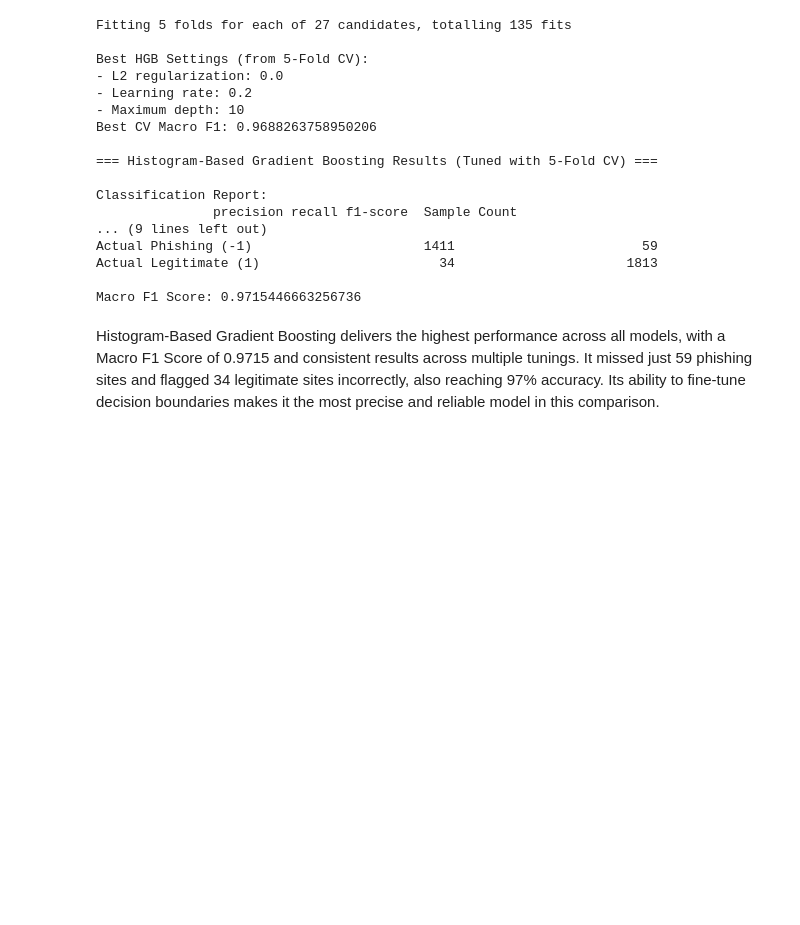
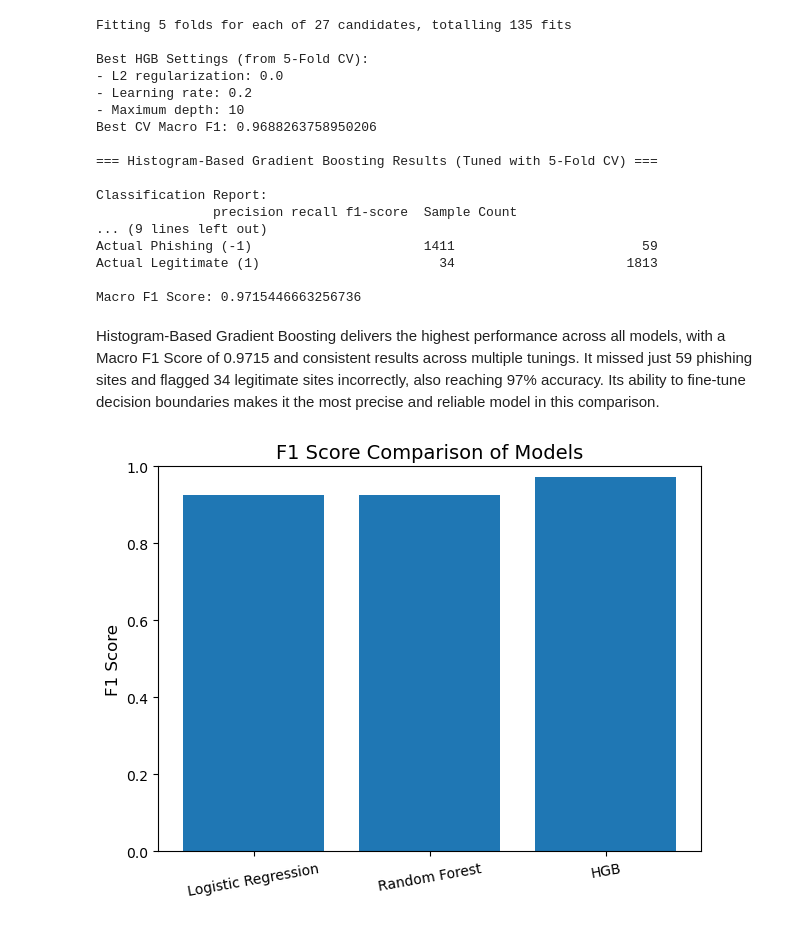
Before and after one commit to ssinlao/CS4210-Phishing-Website-Project, a Jupyter notebook: Phishing_Websites.ipynb, the cells around one changed output. Drawn from its saved outputs; the diff is of its cells as text; code cells hidden in the pictures; blank space fills up the shorter version.

```diff
--- a/Phishing_Websites.ipynb
+++ b/Phishing_Websites.ipynb
@@ -342,13 +398,13 @@ best_lr = grid_search.best_estimator_
 best_lr.fit(X_train, y_train)
 
 # Evaluate on held-out test set
-y_pred = best_lr.predict(X_test)
+y_pred_rf = best_lr.predict(X_test)
 
 print("\n=== Logistic Regression Results (Tuned with 5-Fold CV) ===\n")
 
 # Classification report with clearer labels
 report = classification_report(
-    y_test, y_pred,
+    y_test, y_pred_rf,
     target_names=['Phishing (-1)', 'Legitimate (1)'],
     output_dict=True
 )
@@ -364,7 +420,7 @@ print("Classification Report:")
 print(report_df)
 
 # Confusion matrix
-cm = confusion_matrix(y_test, y_pred)
+cm = confusion_matrix(y_test, y_pred_rf)
 cm_df = pd.DataFrame(
     cm,
     index=['Actual Phishing (-1)', 'Actual Legitimate (1)'],
@@ -374,7 +430,7 @@ print("\nConfusion Matrix:")
 print(cm_df)
 
 # Keep Macro F1 Score at full precision
-print("\nMacro F1 Score:", f1_score(y_test, y_pred, average='macro'))
+print("\nMacro F1 Score:", f1_score(y_test, y_pred_rf, average='macro'))
 # %% [output]
 Fitting 5 folds for each of 4 candidates, totalling 20 fits
 
@@ -518,3 +574,25 @@ Actual Legitimate (1)                       34                      1813
 Macro F1 Score: 0.9715446663256736
 # %% [markdown]
 Histogram-Based Gradient Boosting delivers the highest performance across all models, with a Macro F1 Score of 0.9715 and consistent results across multiple tunings. It missed just 59 phishing sites and flagged 34 legitimate sites incorrectly, also reaching 97% accuracy. Its ability to fine-tune decision boundaries makes it the most precise and reliable model in this comparison.
+# %%
+from sklearn.metrics import f1_score
+import matplotlib.pyplot as plt
+
+# Predictions from your models
+lr_f1 = f1_score(y_test, y_pred, average='macro')
+rf_f1 = f1_score(y_test, y_pred_rf, average='macro')
+hgb_f1 = f1_score(y_test, y_pred_hgb, average='macro')
+
+# Bar chart
+models = ["Logistic Regression", "Random Forest", "HGB"]
+f1_scores = [lr_f1, rf_f1, hgb_f1]
+
+plt.figure(figsize=(7,5))
+plt.bar(models, f1_scores)
+plt.ylim(0, 1)
+plt.title("F1 Score Comparison of Models", fontsize=14)
+plt.ylabel("F1 Score", fontsize=12)
+plt.xticks(rotation=10)
+plt.show()
+# %% [output]
+[figure, added]
```
Also changed, not shown: parts of 3 cells of this notebook.
